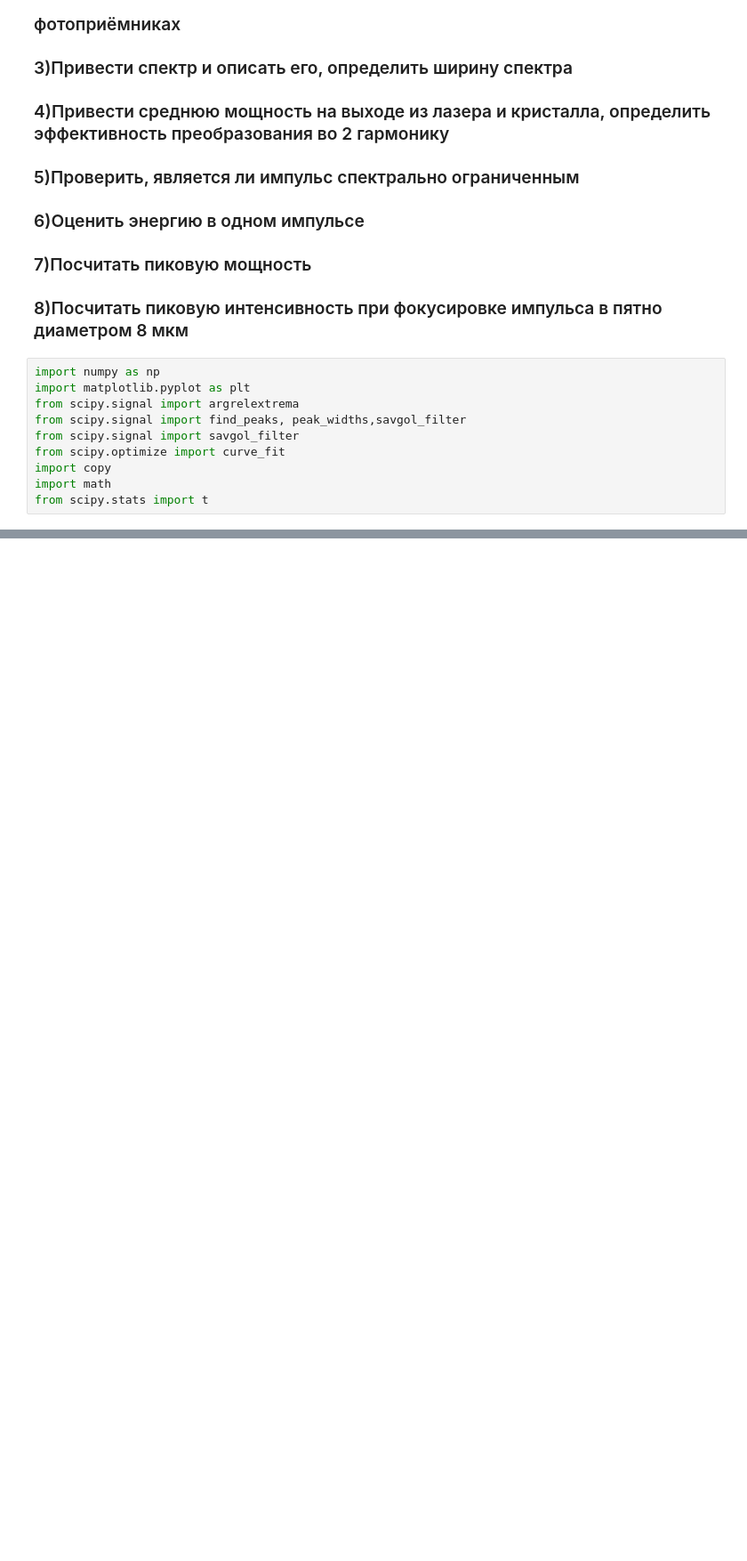
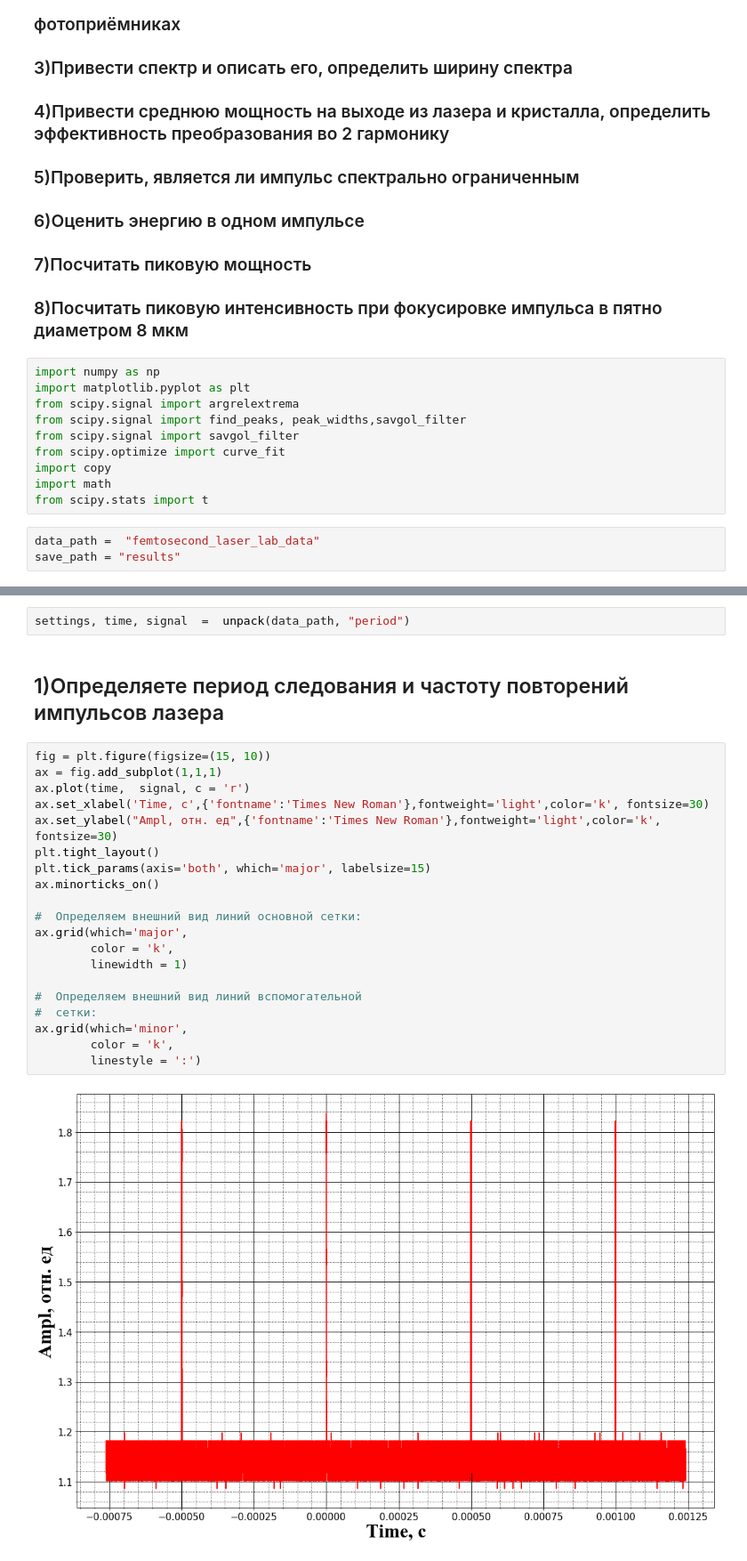
Before and after one commit to starosta39/laboratory_work, a Jupyter notebook: femtosecond_laser/Femptosecond_laser.ipynb, the cells around one changed output, grey strips where cells are left out. Shown: that part at 89% size. Cells and saved outputs as stored; diff of their text form; blank space fills up the shorter version.

Commit message:
Ruslan_part_femto

```diff
--- a/femtosecond_laser/Femptosecond_laser.ipynb
+++ b/femtosecond_laser/Femptosecond_laser.ipynb
@@ -20,3 +20,6 @@ from scipy.optimize import curve_fit
 import copy
 import math
 from scipy.stats import t
+# %%
+data_path =  "femtosecond_laser_lab_data"
+save_path = "results"
@@ -22,0 +66,26 @@ from scipy.stats import t
+# %%
+settings, time, signal  =  unpack(data_path, "period")
+# %% [markdown]
+## 1)Определяете период следования и частоту повторений импульсов лазера
+# %%
+fig = plt.figure(figsize=(15, 10))
+ax = fig.add_subplot(1,1,1)
+ax.plot(time,  signal, c = 'r')
+ax.set_xlabel('Time, c',{'fontname':'Times New Roman'},fontweight='light',color='k', fontsize=30)
+ax.set_ylabel("Ampl, отн. ед",{'fontname':'Times New Roman'},fontweight='light',color='k', fontsize=30)
+plt.tight_layout()
+plt.tick_params(axis='both', which='major', labelsize=15)
+ax.minorticks_on()
+
+#  Определяем внешний вид линий основной сетки:
+ax.grid(which='major',
+        color = 'k',
+        linewidth = 1)
+
+#  Определяем внешний вид линий вспомогательной
+#  сетки:
+ax.grid(which='minor',
+        color = 'k',
+        linestyle = ':')
+# %% [output]
+[figure, added]
```
Also changed, not shown: parts of 37 cells of this notebook.
